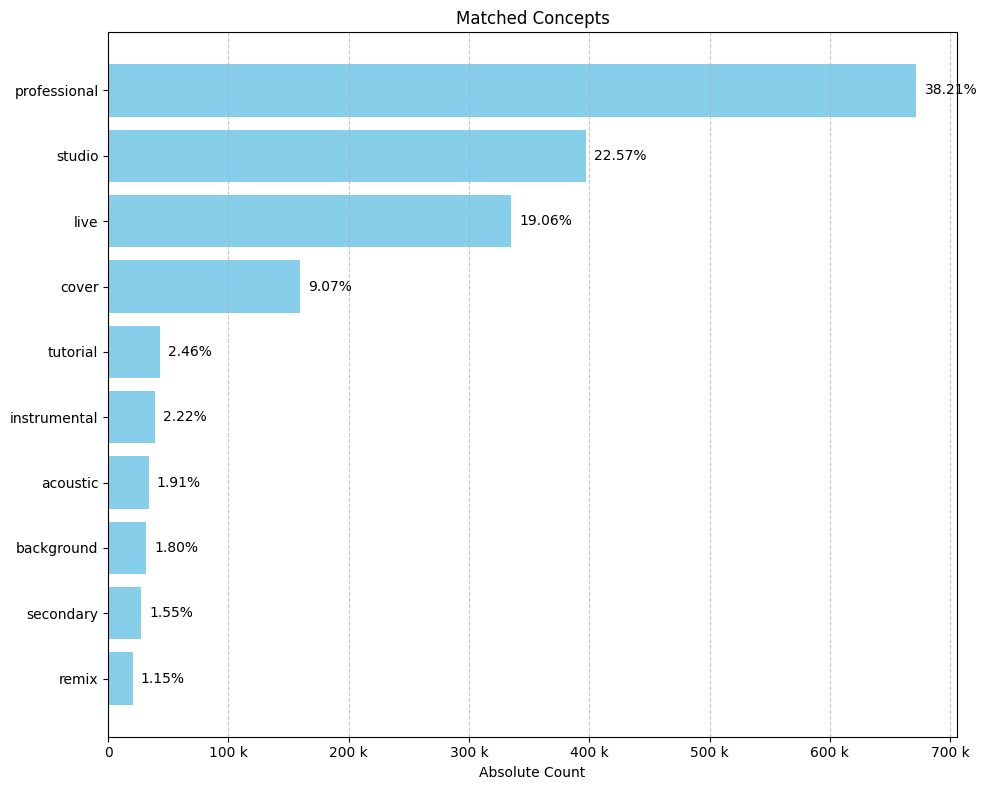
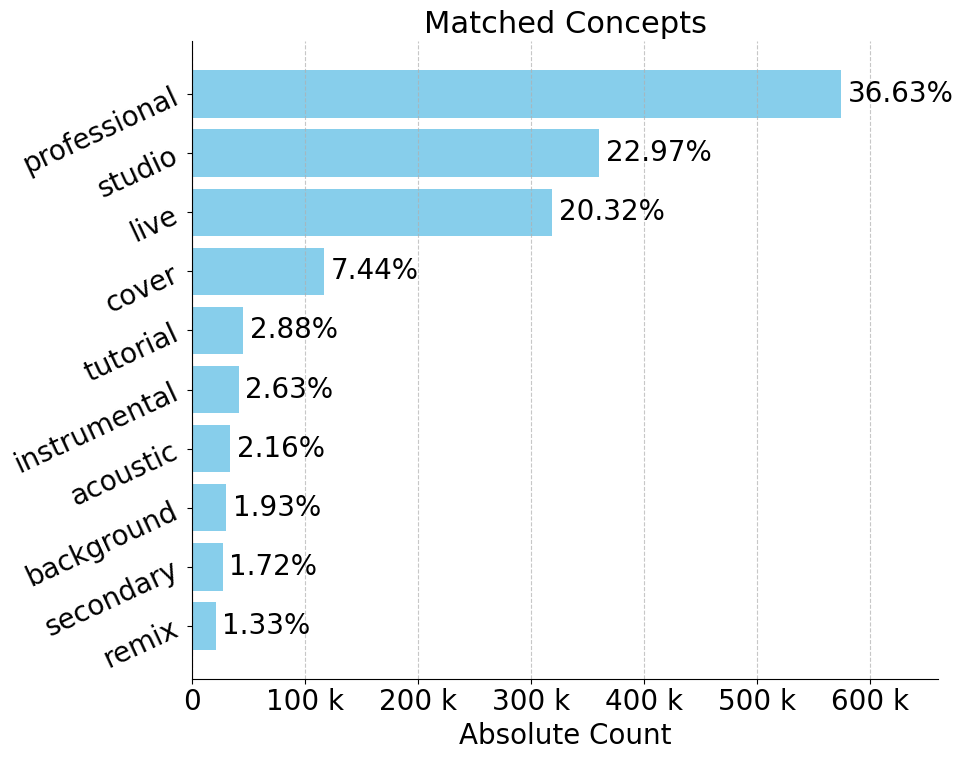
Code edit (unified diff) that turned the first committed figure into the second:
--- before
+++ after
@@ -3,13 +3,8 @@
 
 
-def plot_string_counts_barh(series, label_name, top_n=None, vlines=None):
+def plot_string_counts_barh(series, label_name, top_n=None, vlines=None, out_file=None):
     """
-    Plot a horizontal bar chart of value counts (absolute and relative) from a Series of lists.
-    
-    Parameters:
-        series (pd.Series): Series where each element is a list of strings.
-        label_name (str): Title for the plot.
-        top_n (int, optional): Show only the top N items.
-        vlines (list of int, optional): Add vertical reference lines at these x-values.
+    Plot a horizontal bar chart of value counts (absolute and relative) from a Series of lists,
+    and optionally save it as a PDF with larger text.
     """
     counts = series.explode().value_counts()
@@ -18,21 +13,29 @@
     relative = counts / counts.sum()
 
+    # Set global font size for readability in PDF
+    plt.rcParams.update({'font.size': 20})
     fig, ax = plt.subplots(figsize=(10, 8))
     ax.grid(True, axis='x', linestyle='--', alpha=0.7)
     bars = ax.barh(counts.index, counts.values, color='skyblue')
 
-    # Add relative % labels
+    # Add margin to prevent text overflow
+    max_val = max(counts.values)
+    ax.set_xlim(0, max_val * 1.15)  # Slightly more margin
+
+    # Draw percentage labels with larger font
     for i, (abs_val, rel_val) in enumerate(zip(counts.values, relative.values)):
-        ax.text(abs_val + max(counts.values) * 0.01, i, f"{rel_val:.2%}", va='center')
+        ax.text(abs_val + max_val * 0.01, i, f"{rel_val:.2%}", va='center', fontsize=20)
 
-    # Format x-axis ticks (e.g., 100k instead of 100000)
+    # Axis formatting
     ax.xaxis.set_major_formatter(EngFormatter(unit=''))
+    ax.set_xlabel("Absolute Count", fontsize=20)
+    ax.invert_yaxis()
+    plt.yticks(rotation=25)
 
-    # Title and labels
-    ax.set_title(f"Matched {label_name}")
-    ax.set_xlabel("Absolute Count")
-    ax.invert_yaxis()  # Highest at top
+    # Remove top and right spines (frame lines)
+    ax.spines['top'].set_visible(False)
+    ax.spines['right'].set_visible(False)
 
-    # Add optional vertical reference lines
+    # Optional vertical reference lines
     if vlines:
         for v in vlines:
@@ -40,6 +43,13 @@
 
     plt.tight_layout()
+
+    # Optional PDF export
+    if out_file:
+        plt.savefig(out_file, format='pdf', bbox_inches='tight')
+        print(f"Saved PDF: {out_file}")
+
+    ax.set_title(f"Matched {label_name}", fontsize=22)
     plt.show()
 
+plot_string_counts_barh(se_concepts, "Concepts", top_n=20, vlines=[0.01], out_file="figures/matched_concepts.pdf", )
 
-plot_string_counts_barh(se_concepts, "Concepts",)

Commit: changed plot